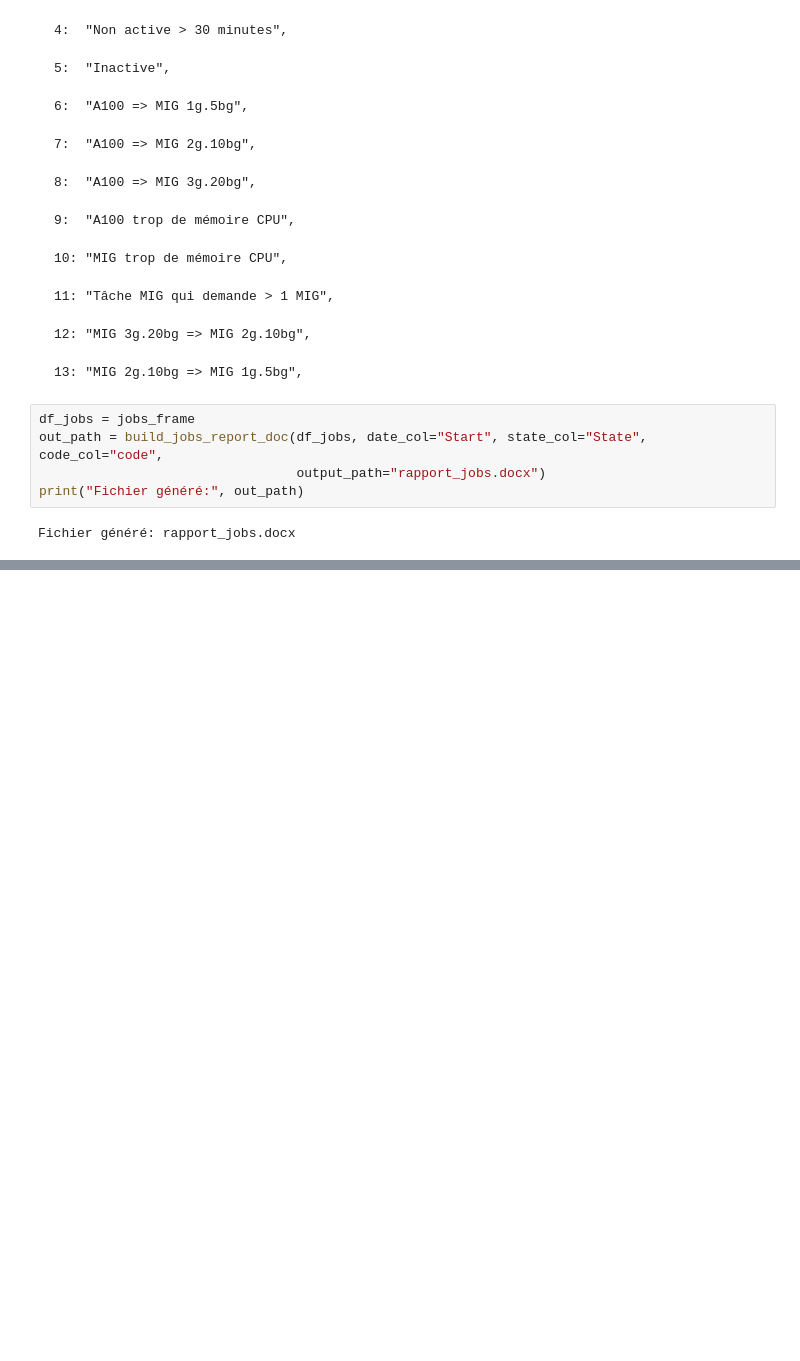
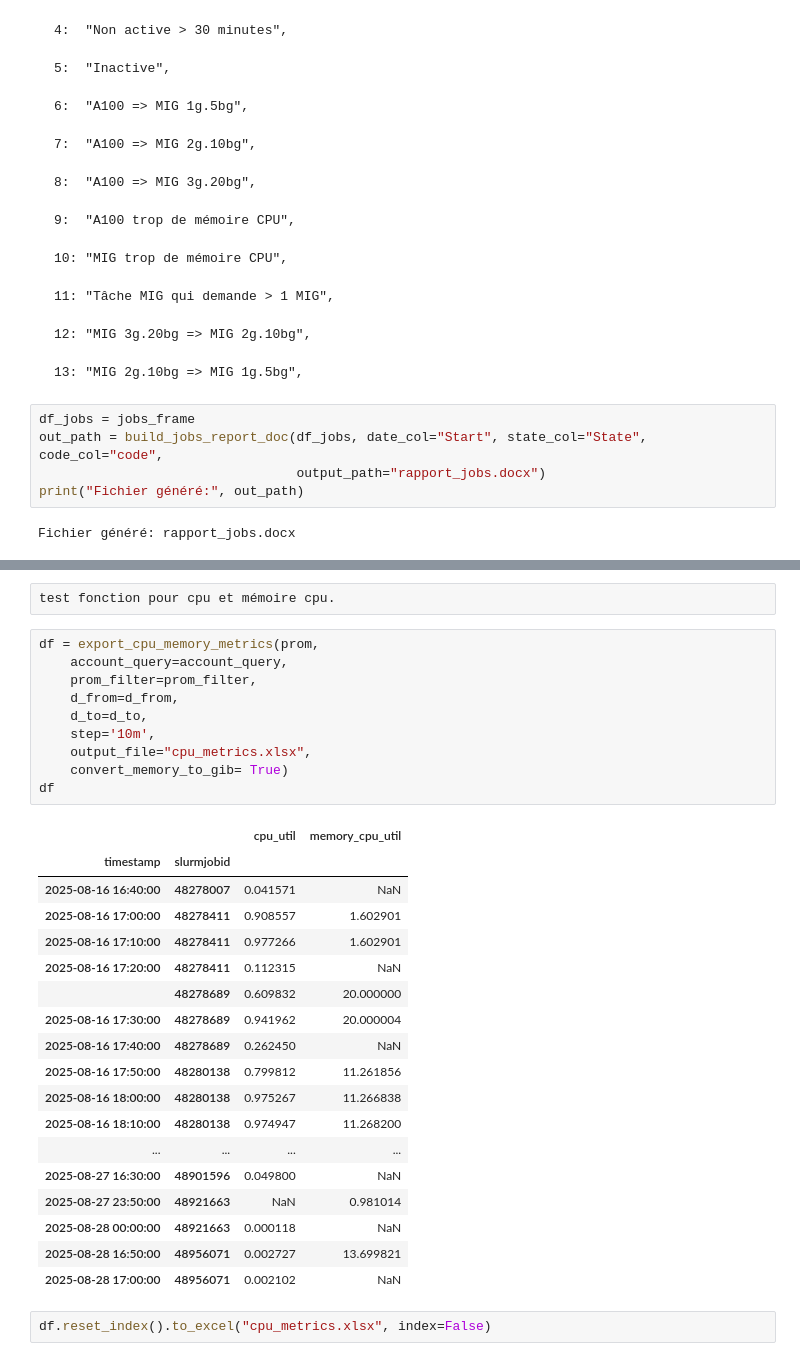
Before and after one commit to hgingras/Projet-Julie, a Jupyter notebook: Waste-with-script.ipynb, the cells around one changed output, grey strips where cells are left out. Saved outputs shown, nothing was run; the diff lists cells and outputs as text; blank space fills up the shorter version.

Commit message:
Ajout script pour CPU et mémoire CPU utilisé.

```diff
--- a/Waste-with-script.ipynb
+++ b/Waste-with-script.ipynb
@@ -477,0 +502,33 @@ Fichier généré: rapport_jobs.docx
+# %%
+test fonction pour cpu et mémoire cpu.
+# %%
+df = export_cpu_memory_metrics(prom,
+    account_query=account_query,
+    prom_filter=prom_filter,
+    d_from=d_from,
+    d_to=d_to,
+    step='10m',
+    output_file="cpu_metrics.xlsx",
+    convert_memory_to_gib= True)
+df
+# %% [output]
+|  |  | cpu_util | memory_cpu_util |
+| timestamp | slurmjobid |  |  |
+| 2025-08-16 16:40:00 | 48278007 | 0.041571 | NaN |
+| 2025-08-16 17:00:00 | 48278411 | 0.908557 | 1.602901 |
+| 2025-08-16 17:10:00 | 48278411 | 0.977266 | 1.602901 |
+| 2025-08-16 17:20:00 | 48278411 | 0.112315 | NaN |
+|  | 48278689 | 0.609832 | 20.000000 |
+| 2025-08-16 17:30:00 | 48278689 | 0.941962 | 20.000004 |
+| 2025-08-16 17:40:00 | 48278689 | 0.262450 | NaN |
+| 2025-08-16 17:50:00 | 48280138 | 0.799812 | 11.261856 |
+| 2025-08-16 18:00:00 | 48280138 | 0.975267 | 11.266838 |
+| 2025-08-16 18:10:00 | 48280138 | 0.974947 | 11.268200 |
+| ... | ... | ... | ... |
+| 2025-08-27 16:30:00 | 48901596 | 0.049800 | NaN |
+| 2025-08-27 23:50:00 | 48921663 | NaN | 0.981014 |
+| 2025-08-28 00:00:00 | 48921663 | 0.000118 | NaN |
+| 2025-08-28 16:50:00 | 48956071 | 0.002727 | 13.699821 |
+| 2025-08-28 17:00:00 | 48956071 | 0.002102 | NaN |
+# %%
+df.reset_index().to_excel("cpu_metrics.xlsx", index=False)
```
Also changed, not shown: parts of 8 cells of this notebook, 1 other file.
